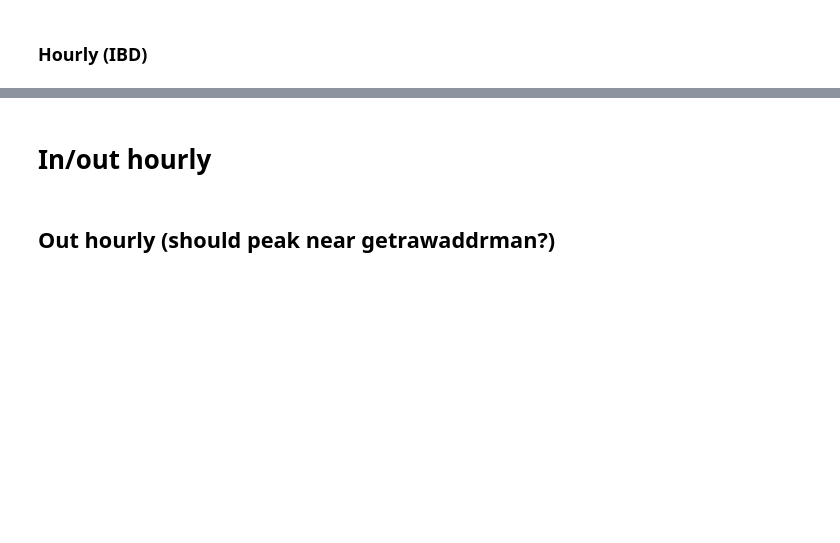
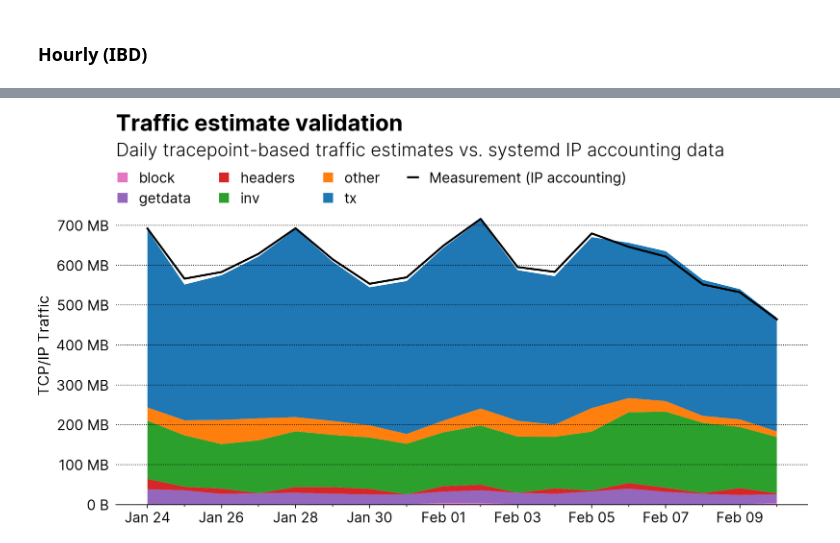
Before and after one commit to virtu/bitcoind-p2p-traffic, a Jupyter notebook: analysis.ipynb, the cells around one changed output, grey strips where cells are left out. Saved outputs shown, nothing was run; the diff lists cells and outputs as text; code cells hidden in the pictures; blank space fills up the shorter version.

```diff
--- a/analysis.ipynb
+++ b/analysis.ipynb
@@ -346,2 +107,0 @@ fig.show()
-# %% [markdown]
-# In/out hourly
@@ -384,2 +107,0 @@ fig.show()
-# %% [markdown]
-## Out hourly (should peak near getrawaddrman?)
@@ -420,0 +108,45 @@ fig.show()
+# %%
+import matplotlib.dates as mdates
+import matplotlib.pyplot as plt
+from matplotlib.ticker import EngFormatter
+
+
+df_est = dfs["est_daily"].copy()
+df_pivot = df_est.pivot(index="timestamp", columns="msg_type", values="inout").fillna(0)
+start_date = df_pivot.index.unique()[2]
+stop_date = df_pivot.index.unique()[-2]
+df_pivot = df_pivot[start_date:stop_date]  # remove IBD phase and data from last day
+
+fig, ax = plt.subplots()
+
+ax.stackplot(
+    df_pivot.index,
+    *[df_pivot[col] for col in df_pivot.columns],
+    labels=df_pivot.columns,
+    colors=[colors[col] for col in df_pivot.columns],
+)
+emp_line = dfs["emp_daily"]["inout"]
+emp_line = emp_line[start_date:stop_date]  # remove IBD phase and data from last day
+ax.plot(
+    emp_line.index,
+    emp_line,
+    color="black",
+    linewidth=2,
+    label="Measurement (IP accounting)",
+)
+
+fig.suptitle("Traffic estimate validation")
+ax.set_title("Daily tracepoint-based traffic estimates vs. systemd IP accounting data")
+ax.set_ylabel("TCP/IP Traffic")
+ax.legend(ncol=4, title="")
+ax.set_ylim(ymax=799 * 10**6)
+formatter = EngFormatter(unit="B")
+ax.yaxis.set_major_formatter(formatter)
+ax.xaxis.set_major_locator(mdates.DayLocator(interval=2))
+ax.xaxis.set_major_formatter(mdates.DateFormatter("%b %d"))
+ax.xaxis.set_minor_locator(mdates.DayLocator(interval=1))
+
+plt.tight_layout()
+plt.show()
+# %% [output]
+[figure, added]
```
Also changed, not shown: parts of 17 cells of this notebook, 5 other files.
